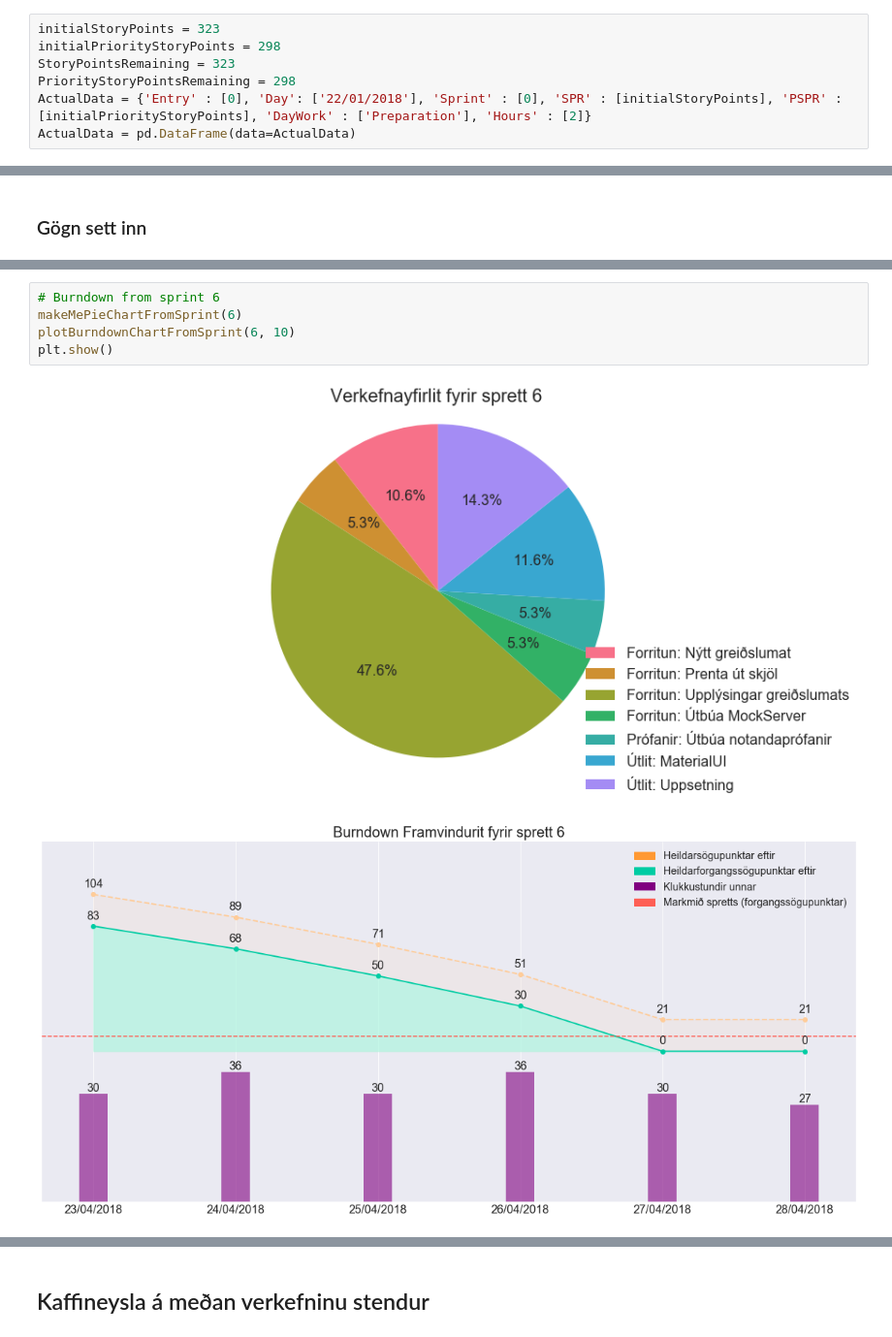
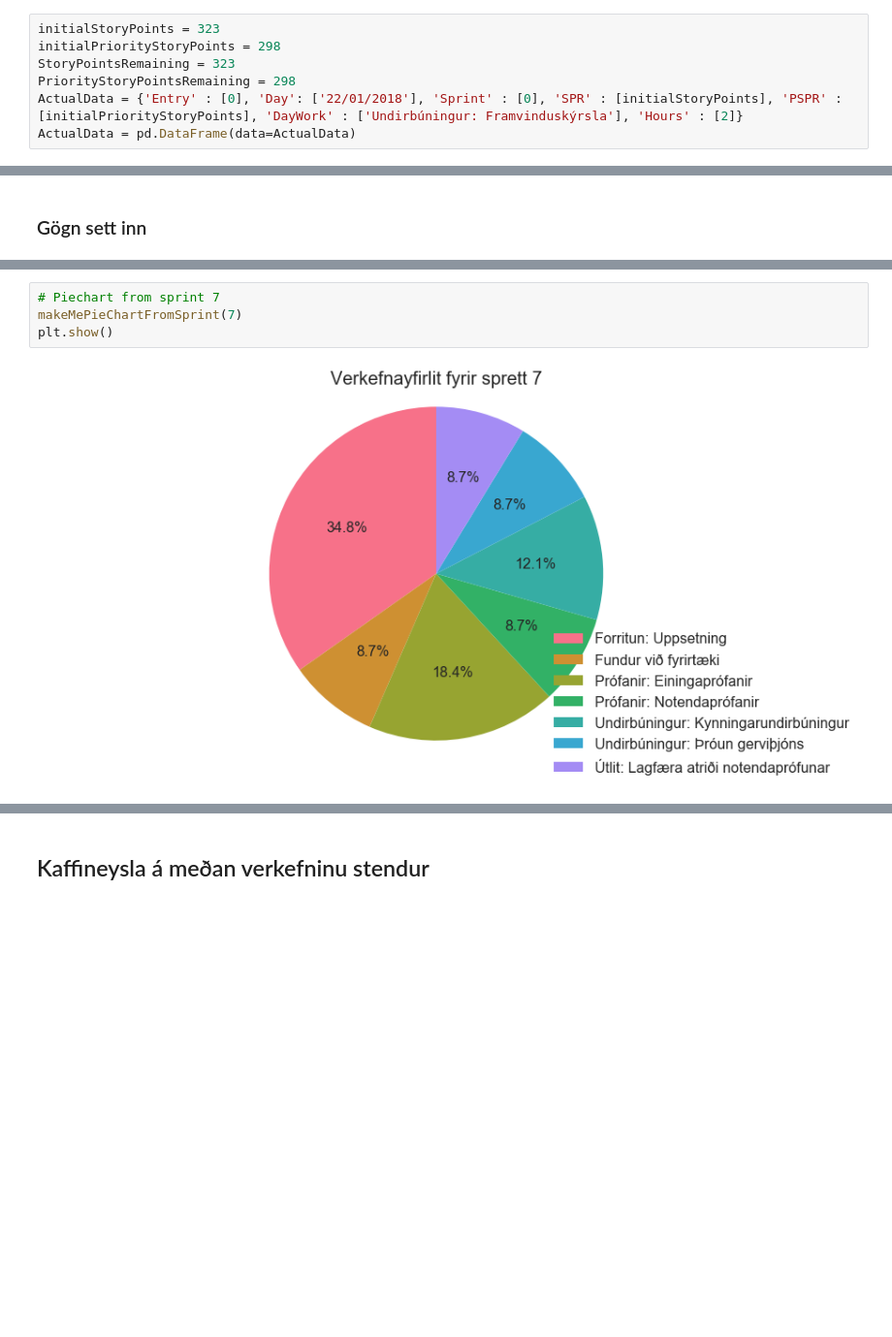
Before and after one commit to eddast/Lokaverkefni-Aukagogn, a Jupyter notebook: DataAnalysis/VisualPlots.ipynb, the cells around one changed output, grey strips where cells are left out. Shown at 97% size. Cells and saved outputs as stored; diff of their text form; blank space fills up the shorter version.

Commit message:
added sprints 7 and 8

```diff
--- a/DataAnalysis/VisualPlots.ipynb
+++ b/DataAnalysis/VisualPlots.ipynb
@@ -43,7 +43,7 @@ initialStoryPoints = 323
 initialPriorityStoryPoints = 298
 StoryPointsRemaining = 323
 PriorityStoryPointsRemaining = 298
-ActualData = {'Entry' : [0], 'Day': ['22/01/2018'], 'Sprint' : [0], 'SPR' : [initialStoryPoints], 'PSPR' : [initialPriorityStoryPoints], 'DayWork' : ['Preparation'], 'Hours' : [2]}
+ActualData = {'Entry' : [0], 'Day': ['22/01/2018'], 'Sprint' : [0], 'SPR' : [initialStoryPoints], 'PSPR' : [initialPriorityStoryPoints], 'DayWork' : ['Undirbúningur: Framvinduskýrsla'], 'Hours' : [2]}
 ActualData = pd.DataFrame(data=ActualData)
 # %%
 CoffeTracker = {'Entry': [0], 'Sprint' : [0], 'Weekday' : 'Thursday', 'Edda' : [0], 'Darri' : [0], 'Axel' : [0]}
@@ -576,8 +666,6 @@ Total hours spent on sprint 6: 189
 # %%
-# Burndown from sprint 6
-makeMePieChartFromSprint(6)
-plotBurndownChartFromSprint(6, 10)
+# Piechart from sprint 7
+makeMePieChartFromSprint(7)
 plt.show()
 # %% [output]
-[figure, old version]
+[figure, new version]
-[figure, removed]
```
Also changed, not shown: parts of 33 cells of this notebook, 11 other files.
